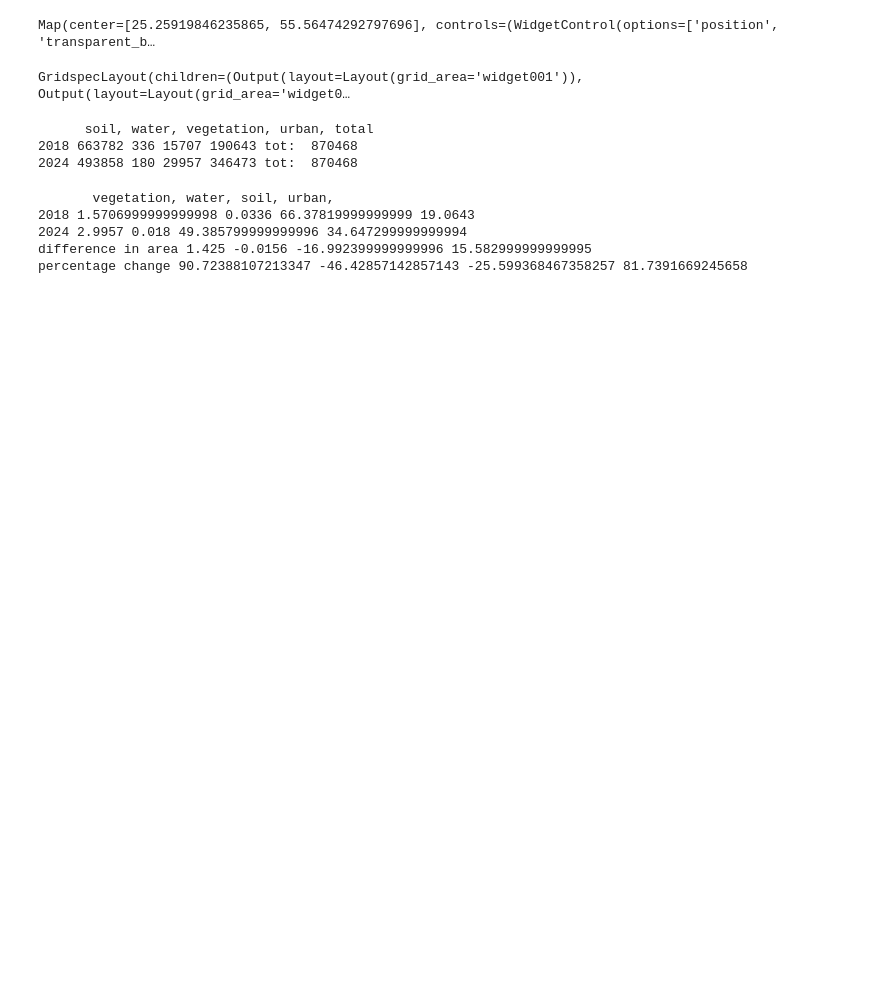
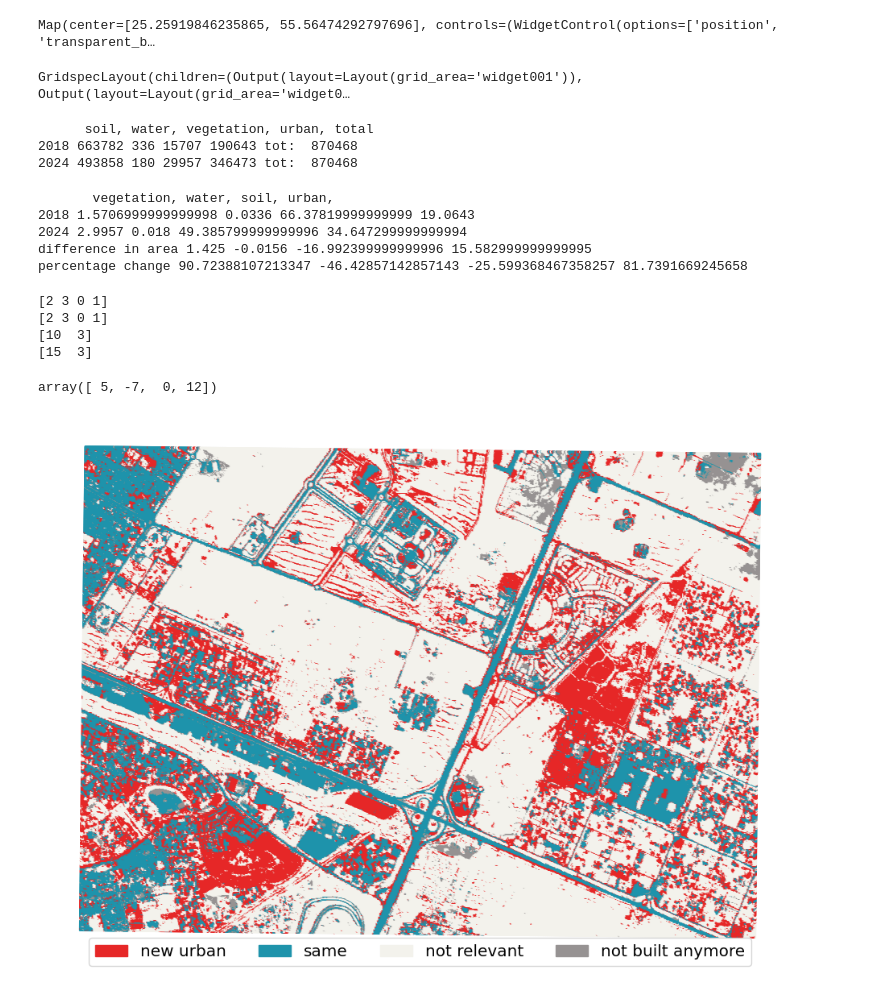
Before and after one commit to SvevaZ/EO_Advanced_project, a Jupyter notebook: Prediction.ipynb, the cells around one changed output. Saved outputs shown, nothing was run; the diff lists cells and outputs as text; code cells hidden in the pictures; blank space fills up the shorter version.

```diff
--- a/Prediction.ipynb
+++ b/Prediction.ipynb
@@ -248,3 +248,51 @@ print('percentage change', ((areaveg2024-areaveg2018)/areaveg2018)*100, ((areawa
 2024 2.9957 0.018 49.385799999999996 34.647299999999994
 difference in area 1.425 -0.0156 -16.992399999999996 15.582999999999995
 percentage change 90.72388107213347 -46.42857142857143 -25.599368467358257 81.7391669245658
+# %%
+# prova maschera
+print(gdf2018['predicted_class'].unique())
+print(gdf2024['predicted_class'].unique())
+d2018=gdf2018.copy()
+d2024=gdf2024.copy()
+
+d2018["predicted_class"] = d2018["predicted_class"].where(d2018["predicted_class"] == 3, 10)
+d2024["predicted_class"] = d2024["predicted_class"].where(d2024["predicted_class"] == 3, 15)
+print(d2018['predicted_class'].unique())
+print(d2024['predicted_class'].unique())
+
+# differenza tra i due GeoDataFrame
+diff = d2024.copy()
+diff["predicted_class"] = d2024["predicted_class"] - d2018["predicted_class"]
+# %% [output]
+[2 3 0 1]
+[2 3 0 1]
+[10  3]
+[15  3]
+# %%
+diff['predicted_class'].unique()
+# %% [output]
+array([ 5, -7,  0, 12])
+# %%
+# definisco i colori e le classi
+colors = ["#E62727", "#1E93AB", "#F3F2EC", "#969292"]
+classes = ['new urban','same', 'not relevant', 'not built anymore']
+cmap = ListedColormap(colors)
+
+# subplot 1x1
+fig, ax = plt.subplots(1,1, figsize=(10, 7))
+
+title = "Difference in built-up area 2018-2024"
+gdf =  diff
+
+gdf_projected = gdf.to_crs(epsg=32640)
+gdf_projected.plot(ax=ax, column='predicted_class', cmap=cmap, legend=False, markersize=1)
+ax.set_axis_off()
+
+# aggiungo una legenda comune
+patches = [mpatches.Patch(color=colors[j], label=classes[j]) for j in range(len(classes))]
+fig.legend(handles=patches, loc='lower center', ncol=4, fontsize='x-large')
+
+plt.tight_layout()
+plt.show()
+# %% [output]
+[figure, added]
```
Also changed, not shown: parts of 5 cells of this notebook, 2 other files.
